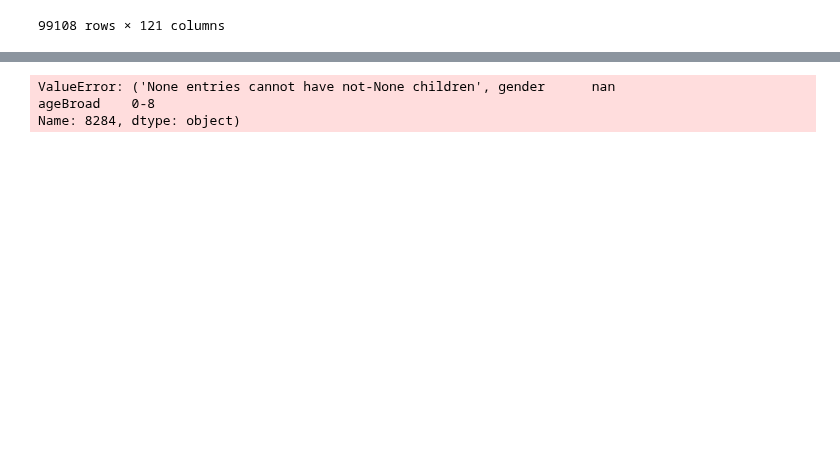
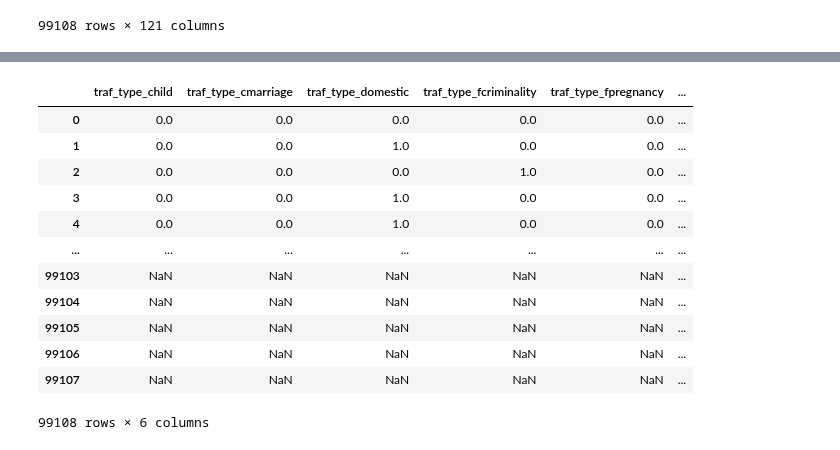
Before and after one commit to lampu98/ht_project, a Jupyter notebook: notebooks/descriptive_stats_graph.ipynb, the cells around one changed output, grey strips where cells are left out. Saved outputs shown, nothing was run; the diff lists cells and outputs as text; code cells hidden in the pictures; blank space fills up the shorter version.

```diff
--- a/notebooks/descriptive_stats_graph.ipynb
+++ b/notebooks/descriptive_stats_graph.ipynb
@@ -27,0 +31,4 @@ data['ageBroad'].notna()
+# %%
+HT_df['gender'].replace('unknown', 'nan', inplace = True)
+# %%
+HT_df['gender'].replace('nan', np.nan, inplace = True)
@@ -28,2 +40,2 @@ data['ageBroad'].notna()
 # %%
-data['ageBroad'].replace('Unknown', np.nan, inplace = True)
+HT_df['ageBroad'].replace('Unknown', np.nan, inplace = True)
@@ -32,10 +41,0 @@ data['ageBroad'].replace('nan', np.nan, inplace = True)
-# %%
-data['Victims'] = 1
-fig = px.sunburst(data[data.ageBroad.notna()], path=['gender', 'ageBroad'], values='Victims', color='gender',
-                  title='Gender and Age of Human Trafficking Victims')
-fig.update_layout(width=600, height=600)
-fig.show()
-# %% [output]
-ValueError: ('None entries cannot have not-None children', gender      nan
-ageBroad    0-8
-Name: 8284, dtype: object)
@@ -41,0 +44,2 @@ Name: 8284, dtype: object)
+# %%
+HT_type1 = HT_df.filter(regex=("traf_type.*"))
@@ -41,0 +48,16 @@ Name: 8284, dtype: object)
+# %%
+HT_type1
+# %% [output]
+|  | traf_type_child | traf_type_cmarriage | traf_type_domestic | traf_type_fcriminality | traf_type_fpregnancy | ... |
+| 0 | 0.0 | 0.0 | 0.0 | 0.0 | 0.0 | ... |
+| 1 | 0.0 | 0.0 | 1.0 | 0.0 | 0.0 | ... |
+| 2 | 0.0 | 0.0 | 0.0 | 1.0 | 0.0 | ... |
+| 3 | 0.0 | 0.0 | 1.0 | 0.0 | 0.0 | ... |
+| 4 | 0.0 | 0.0 | 1.0 | 0.0 | 0.0 | ... |
+| ... | ... | ... | ... | ... | ... | ... |
+| 99103 | NaN | NaN | NaN | NaN | NaN | ... |
+| 99104 | NaN | NaN | NaN | NaN | NaN | ... |
+| 99105 | NaN | NaN | NaN | NaN | NaN | ... |
+| 99106 | NaN | NaN | NaN | NaN | NaN | ... |
+| 99107 | NaN | NaN | NaN | NaN | NaN | ... |
+99108 rows × 6 columns
```
Also changed, not shown: parts of 14 cells of this notebook, 2 other files.
